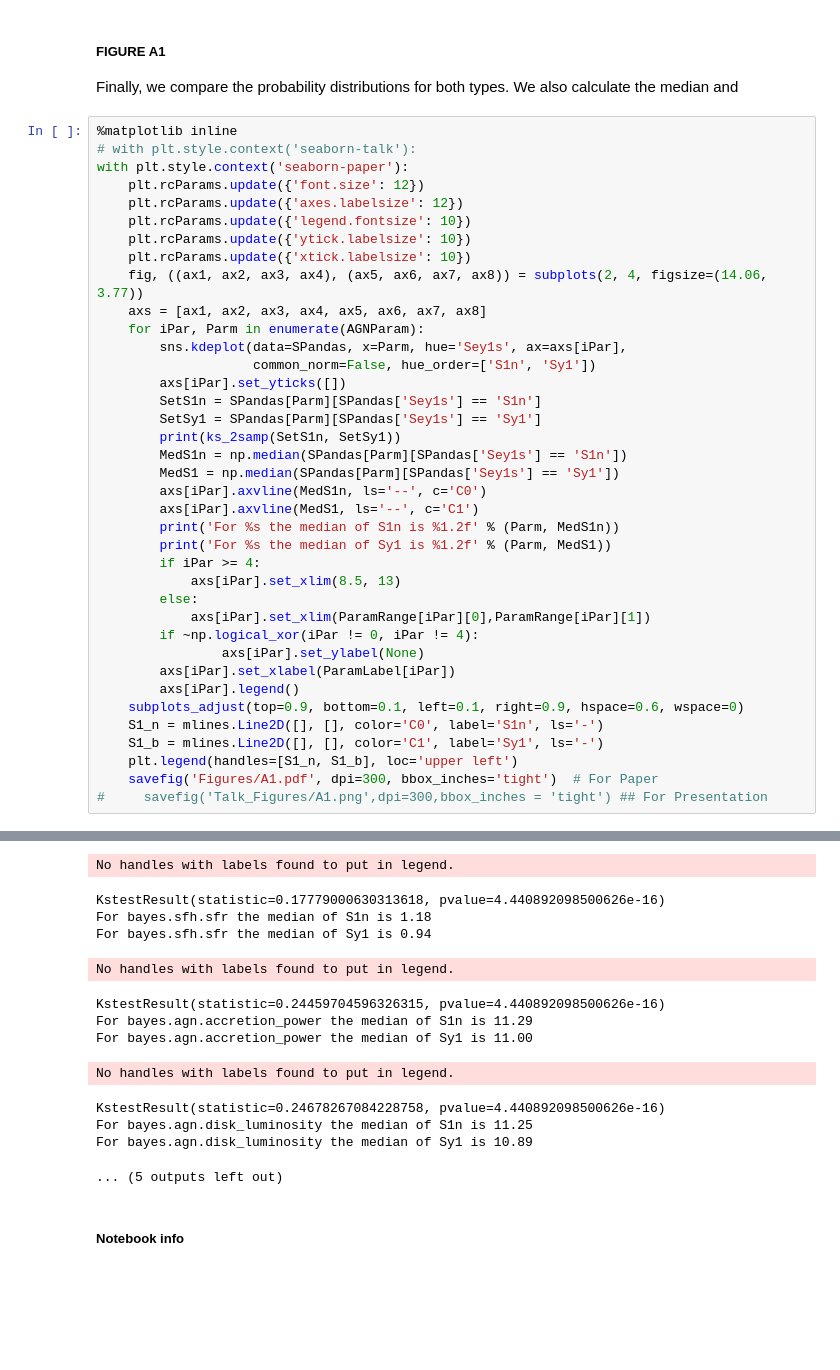
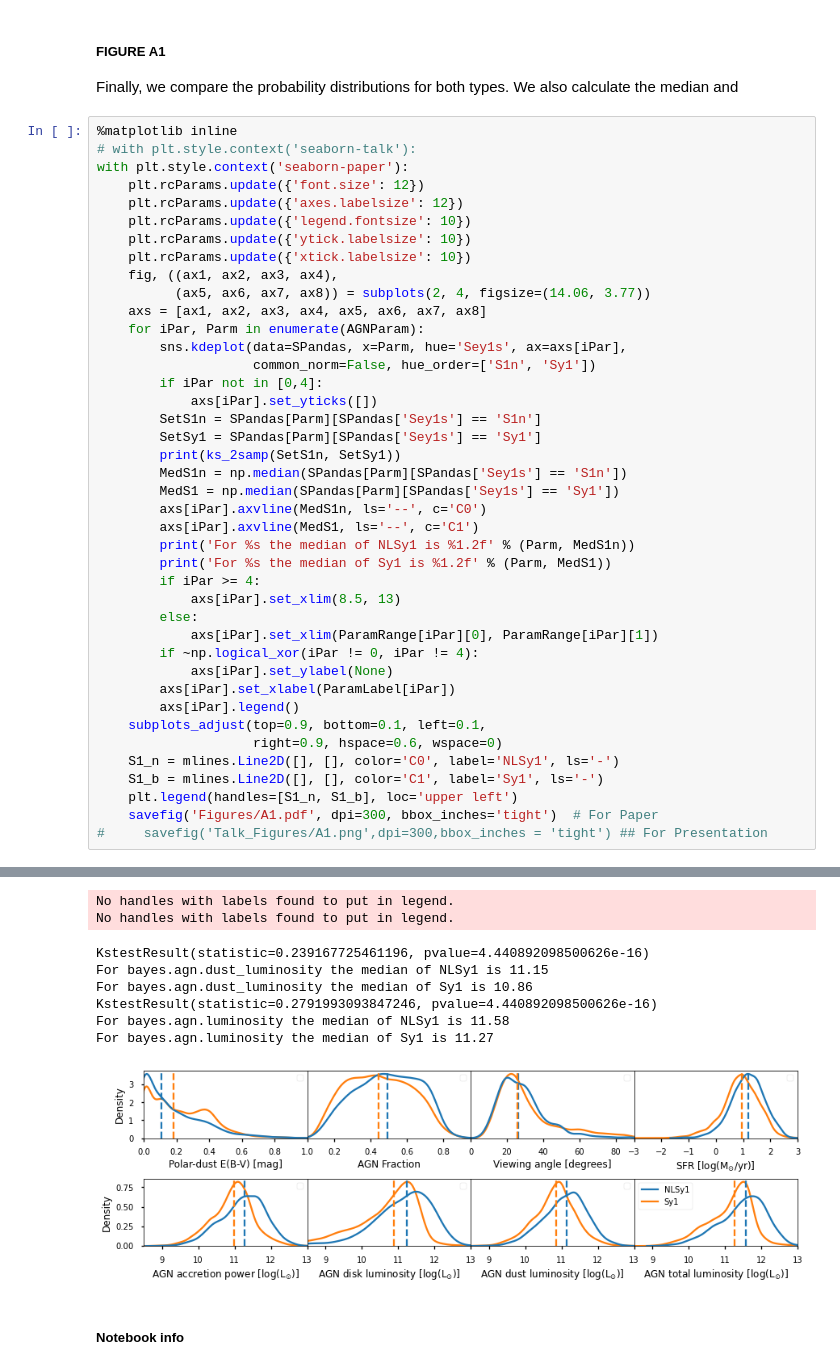
Before and after one commit to aframosp/AGNView, a Jupyter notebook: A1_NarrowLineS1.ipynb, the cells around one changed output, grey strips where cells are left out. Saved outputs shown, nothing was run; the diff lists cells and outputs as text; blank space fills up the shorter version.

```diff
--- a/A1_NarrowLineS1.ipynb
+++ b/A1_NarrowLineS1.ipynb
@@ -96,12 +96,14 @@ with plt.style.context('seaborn-paper'):
     plt.rcParams.update({'legend.fontsize': 10})
     plt.rcParams.update({'ytick.labelsize': 10})
     plt.rcParams.update({'xtick.labelsize': 10})
-    fig, ((ax1, ax2, ax3, ax4), (ax5, ax6, ax7, ax8)) = subplots(2, 4, figsize=(14.06, 3.77))
+    fig, ((ax1, ax2, ax3, ax4),
+          (ax5, ax6, ax7, ax8)) = subplots(2, 4, figsize=(14.06, 3.77))
     axs = [ax1, ax2, ax3, ax4, ax5, ax6, ax7, ax8]
     for iPar, Parm in enumerate(AGNParam):
         sns.kdeplot(data=SPandas, x=Parm, hue='Sey1s', ax=axs[iPar],
                     common_norm=False, hue_order=['S1n', 'Sy1'])
-        axs[iPar].set_yticks([])
+        if iPar not in [0,4]:
+            axs[iPar].set_yticks([])
         SetS1n = SPandas[Parm][SPandas['Sey1s'] == 'S1n']
         SetSy1 = SPandas[Parm][SPandas['Sey1s'] == 'Sy1']
         print(ks_2samp(SetS1n, SetSy1))
@@ -109,18 +111,19 @@ with plt.style.context('seaborn-paper'):
         MedS1 = np.median(SPandas[Parm][SPandas['Sey1s'] == 'Sy1'])
         axs[iPar].axvline(MedS1n, ls='--', c='C0')
         axs[iPar].axvline(MedS1, ls='--', c='C1')
-        print('For %s the median of S1n is %1.2f' % (Parm, MedS1n))
+        print('For %s the median of NLSy1 is %1.2f' % (Parm, MedS1n))
         print('For %s the median of Sy1 is %1.2f' % (Parm, MedS1))
         if iPar >= 4:
             axs[iPar].set_xlim(8.5, 13)
         else:
-            axs[iPar].set_xlim(ParamRange[iPar][0],ParamRange[iPar][1])
+            axs[iPar].set_xlim(ParamRange[iPar][0], ParamRange[iPar][1])
         if ~np.logical_xor(iPar != 0, iPar != 4):
-                axs[iPar].set_ylabel(None)
+            axs[iPar].set_ylabel(None)
         axs[iPar].set_xlabel(ParamLabel[iPar])
         axs[iPar].legend()
-    subplots_adjust(top=0.9, bottom=0.1, left=0.1, right=0.9, hspace=0.6, wspace=0)
-    S1_n = mlines.Line2D([], [], color='C0', label='S1n', ls='-')
+    subplots_adjust(top=0.9, bottom=0.1, left=0.1,
+                    right=0.9, hspace=0.6, wspace=0)
+    S1_n = mlines.Line2D([], [], color='C0', label='NLSy1', ls='-')
     S1_b = mlines.Line2D([], [], color='C1', label='Sy1', ls='-')
     plt.legend(handles=[S1_n, S1_b], loc='upper left')
     savefig('Figures/A1.pdf', dpi=300, bbox_inches='tight')  # For Paper
@@ -141,16 +156,12 @@ For bayes.agn.i the median of Sy1 is 25.89
 No handles with labels found to put in legend.
+No handles with labels found to put in legend.
-KstestResult(statistic=0.17779000630313618, pvalue=4.440892098500626e-16)
-For bayes.sfh.sfr the median of S1n is 1.18
-For bayes.sfh.sfr the median of Sy1 is 0.94
+KstestResult(statistic=0.239167725461196, pvalue=4.440892098500626e-16)
+For bayes.agn.dust_luminosity the median of NLSy1 is 11.15
+For bayes.agn.dust_luminosity the median of Sy1 is 10.86
+KstestResult(statistic=0.2791993093847246, pvalue=4.440892098500626e-16)
+For bayes.agn.luminosity the median of NLSy1 is 11.58
+For bayes.agn.luminosity the median of Sy1 is 11.27
-No handles with labels found to put in legend.
-KstestResult(statistic=0.24459704596326315, pvalue=4.440892098500626e-16)
-For bayes.agn.accretion_power the median of S1n is 11.29
-For bayes.agn.accretion_power the median of Sy1 is 11.00
-No handles with labels found to put in legend.
-KstestResult(statistic=0.24678267084228758, pvalue=4.440892098500626e-16)
-For bayes.agn.disk_luminosity the median of S1n is 11.25
-For bayes.agn.disk_luminosity the median of Sy1 is 10.89
-... (5 outputs left out)
+[figure, added]
 # %% [markdown]
 ##### Notebook info
 # %%
```
Also changed, not shown: parts of 5 cells of this notebook.
